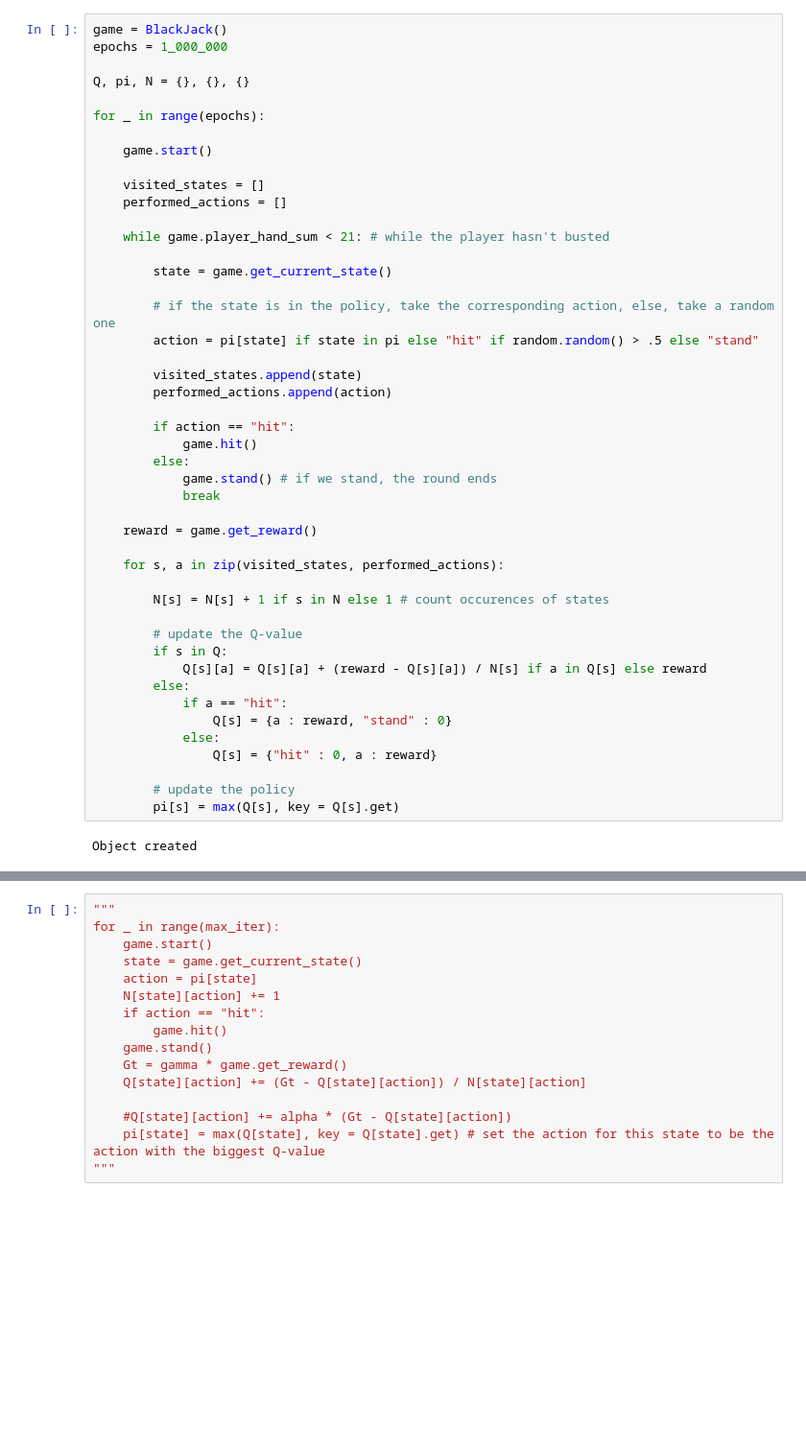
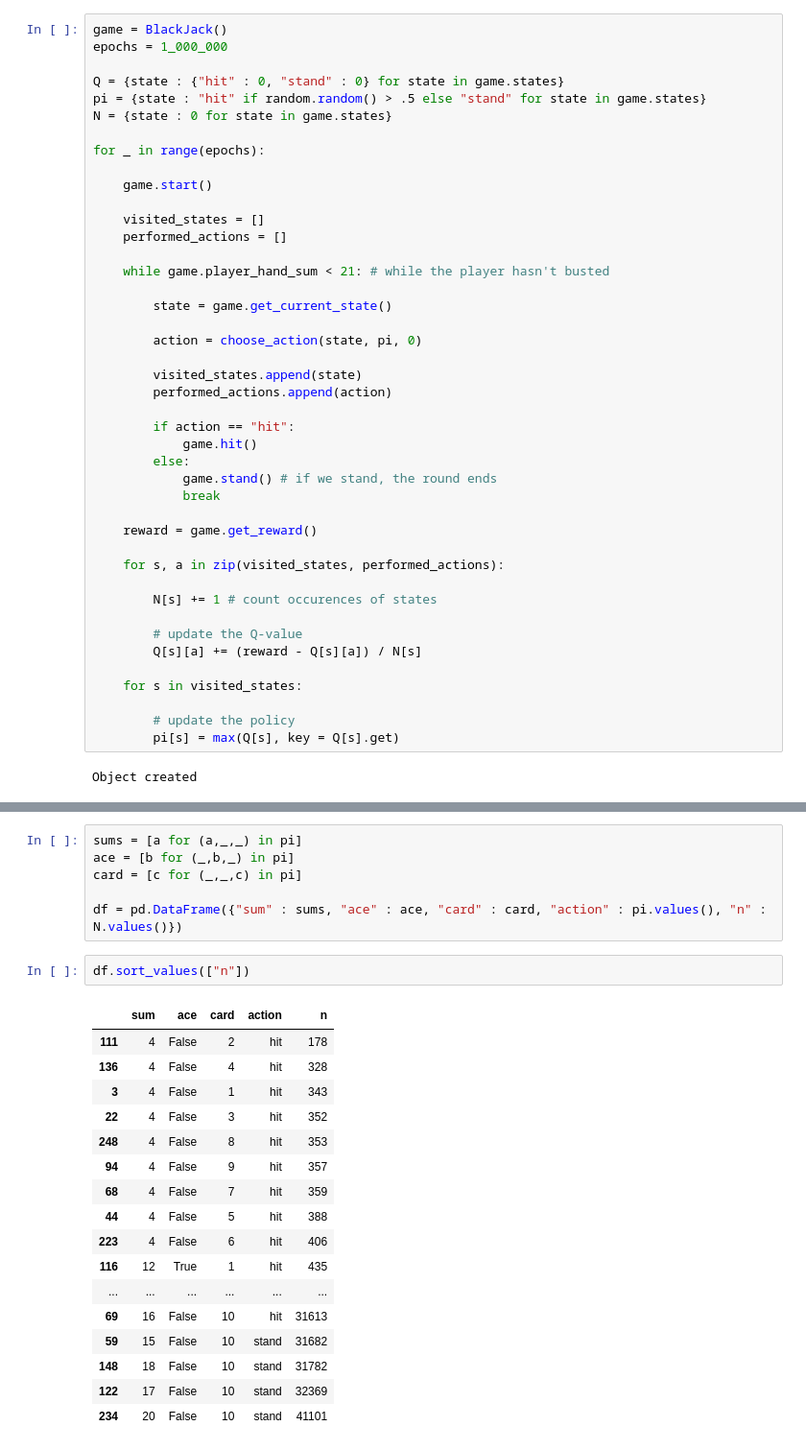
Before and after one commit to i4ata/RLPproject, a Jupyter notebook: Project.ipynb, the cells around one changed output, grey strips where cells are left out. Shown at 96% size. Drawn from its saved outputs; the diff is of its cells as text; blank space fills up the shorter version.

```diff
--- a/Project.ipynb
+++ b/Project.ipynb
@@ -21,7 +15,9 @@ Object created
 game = BlackJack()
 epochs = 1_000_000
 
-Q, pi, N = {}, {}, {}
+Q = {state : {"hit" : 0, "stand" : 0} for state in game.states}
+pi = {state : "hit" if random.random() > .5 else "stand" for state in game.states}
+N = {state : 0 for state in game.states}
 
 for _ in range(epochs):
 
@@ -34,8 +30,7 @@ for _ in range(epochs):
 
         state = game.get_current_state()
 
-        # if the state is in the policy, take the corresponding action, else, take a random one
-        action = pi[state] if state in pi else "hit" if random.random() > .5 else "stand"
+        action = choose_action(state, pi, 0)
 
         visited_states.append(state)
         performed_actions.append(action)
@@ -50,16 +45,12 @@ for _ in range(epochs):
 
     for s, a in zip(visited_states, performed_actions):
 
-        N[s] = N[s] + 1 if s in N else 1 # count occurences of states
+        N[s] += 1 # count occurences of states
 
         # update the Q-value
-        if s in Q:
-            Q[s][a] = Q[s][a] + (reward - Q[s][a]) / N[s] if a in Q[s] else reward
-        else:
-            if a == "hit":
-                Q[s] = {a : reward, "stand" : 0}
-            else:
-                Q[s] = {"hit" : 0, a : reward}
+        Q[s][a] += (reward - Q[s][a]) / N[s]
+
+    for s in visited_states:
 
         # update the policy
         pi[s] = max(Q[s], key = Q[s].get)
@@ -92,16 +59,26 @@ pi
-# %%
-"""
-for _ in range(max_iter):
-    game.start()
-    state = game.get_current_state()
-    action = pi[state]
-    N[state][action] += 1
-    if action == "hit":
-        game.hit()
-    game.stand()
-    Gt = gamma * game.get_reward()
-    Q[state][action] += (Gt - Q[state][action]) / N[state][action]
-
-    #Q[state][action] += alpha * (Gt - Q[state][action])
-    pi[state] = max(Q[state], key = Q[state].get) # set the action for this state to be the action with the biggest Q-value
-"""
+# %%
+sums = [a for (a,_,_) in pi]
+ace = [b for (_,b,_) in pi]
+card = [c for (_,_,c) in pi]
+
+df = pd.DataFrame({"sum" : sums, "ace" : ace, "card" : card, "action" : pi.values(), "n" : N.values()})
+# %%
+df.sort_values(["n"])
+# %% [output]
+|  | sum | ace | card | action | n |
+| 111 | 4 | False | 2 | hit | 178 |
+| 136 | 4 | False | 4 | hit | 328 |
+| 3 | 4 | False | 1 | hit | 343 |
+| 22 | 4 | False | 3 | hit | 352 |
+| 248 | 4 | False | 8 | hit | 353 |
+| 94 | 4 | False | 9 | hit | 357 |
+| 68 | 4 | False | 7 | hit | 359 |
+| 44 | 4 | False | 5 | hit | 388 |
+| 223 | 4 | False | 6 | hit | 406 |
+| 116 | 12 | True | 1 | hit | 435 |
+| ... | ... | ... | ... | ... | ... |
+| 69 | 16 | False | 10 | hit | 31613 |
+| 59 | 15 | False | 10 | stand | 31682 |
+| 148 | 18 | False | 10 | stand | 31782 |
+| 122 | 17 | False | 10 | stand | 32369 |
+| 234 | 20 | False | 10 | stand | 41101 |
```
Also changed, not shown: parts of 5 cells of this notebook, 1 other file.
